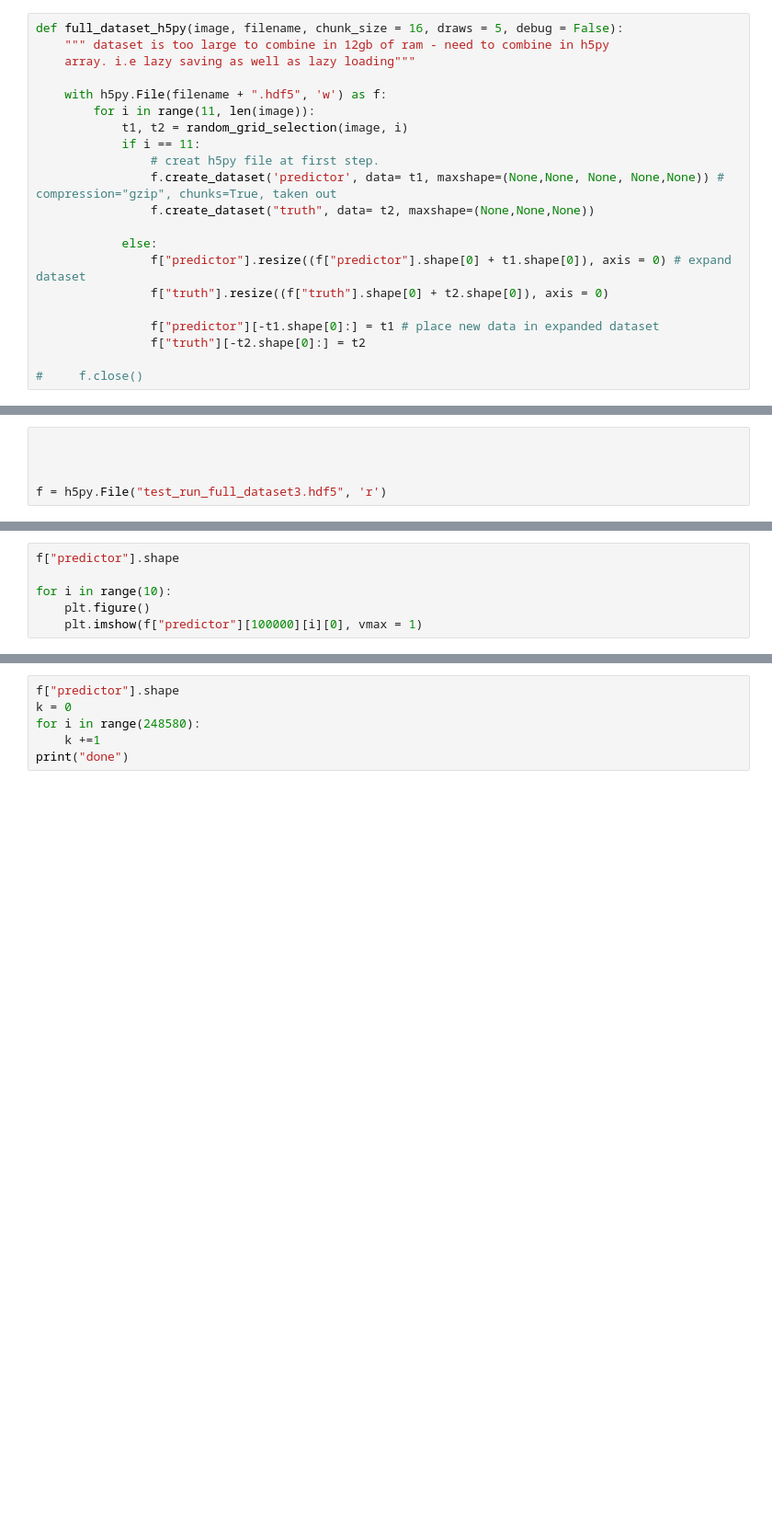
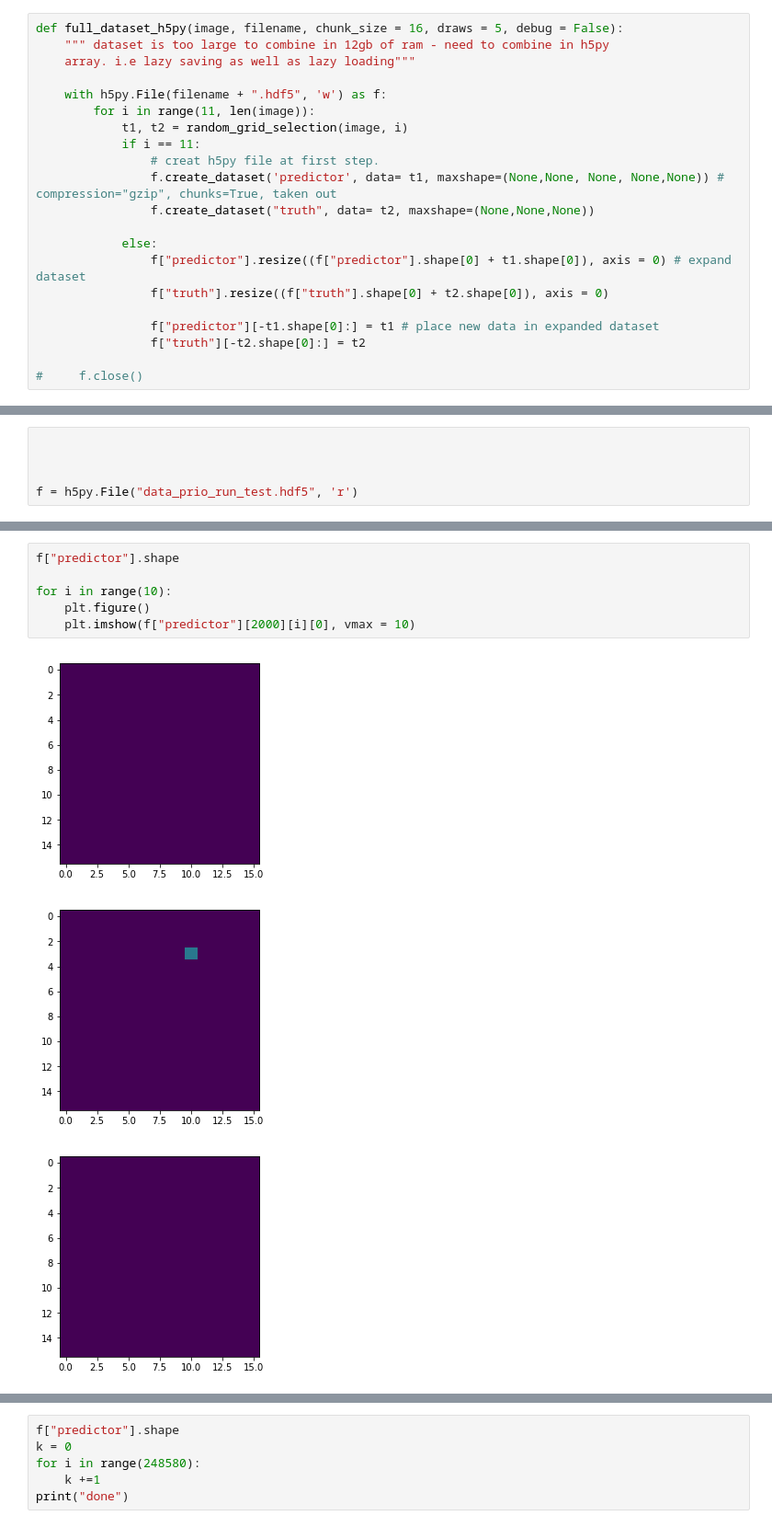
Before and after one commit to Garethlomax/acse-9-independent-research-project-Garethlomax, a Jupyter notebook: dataset_construction.ipynb, the cells around one changed output, grey strips where cells are left out. Shown at 92% size. Drawn from its saved outputs; the diff is of its cells as text; blank space fills up the shorter version.

```diff
--- a/dataset_construction.ipynb
+++ b/dataset_construction.ipynb
@@ -552,6 +640,6 @@ full_dataset_h5py(test, "data_prio_run_test")
 
 
 
-f = h5py.File("test_run_full_dataset3.hdf5", 'r')
+f = h5py.File("data_prio_run_test.hdf5", 'r')
 # %%
 f["predictor"].shape
@@ -558,6 +667,10 @@ f["predictor"].shape
 # %%
 f["predictor"].shape
 
 for i in range(10):
     plt.figure()
-    plt.imshow(f["predictor"][100000][i][0], vmax = 1)
+    plt.imshow(f["predictor"][2000][i][0], vmax = 10)
+# %% [output]
+[figure, added]
+[figure, added]
+[figure, added]
```
Also changed, not shown: parts of 12 cells of this notebook.
